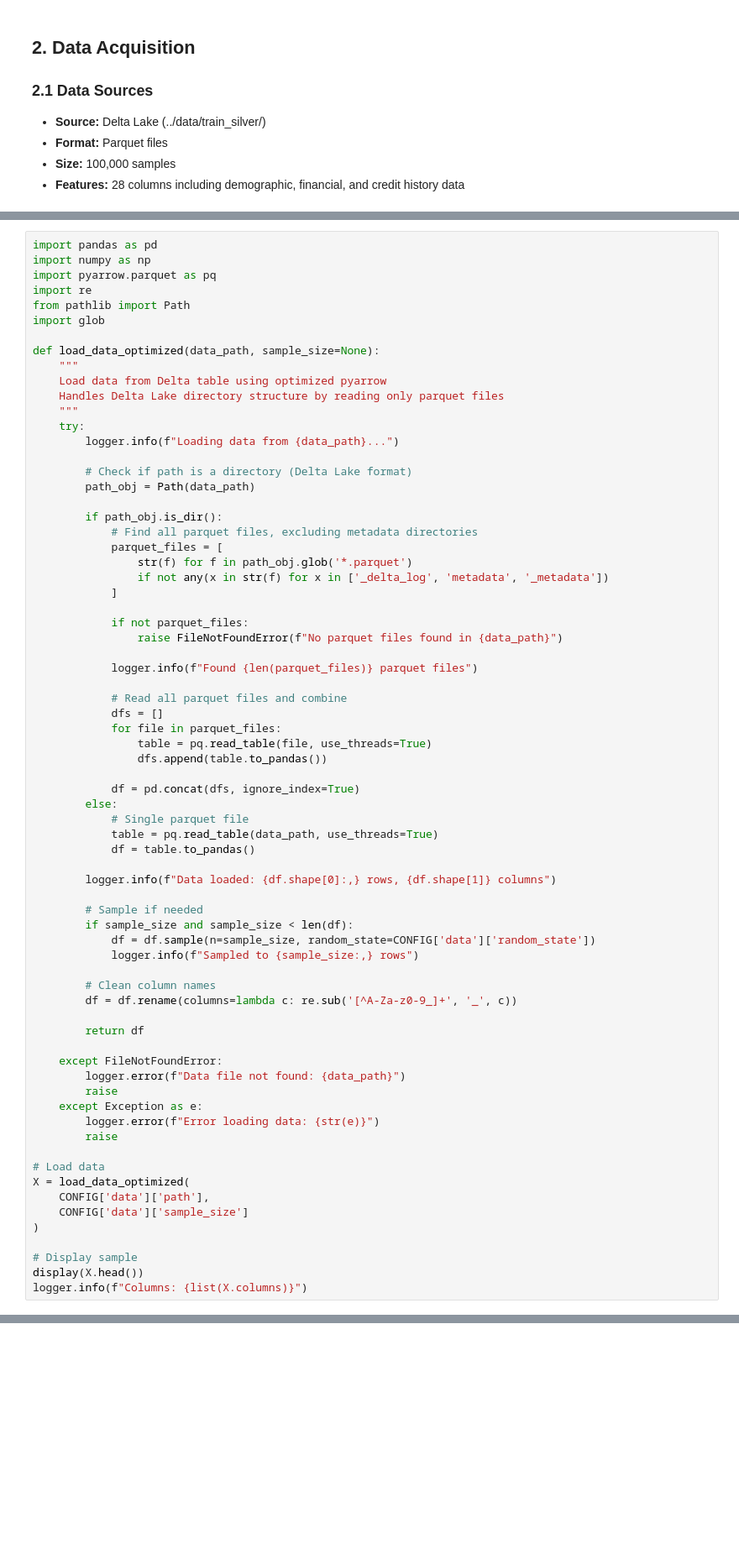
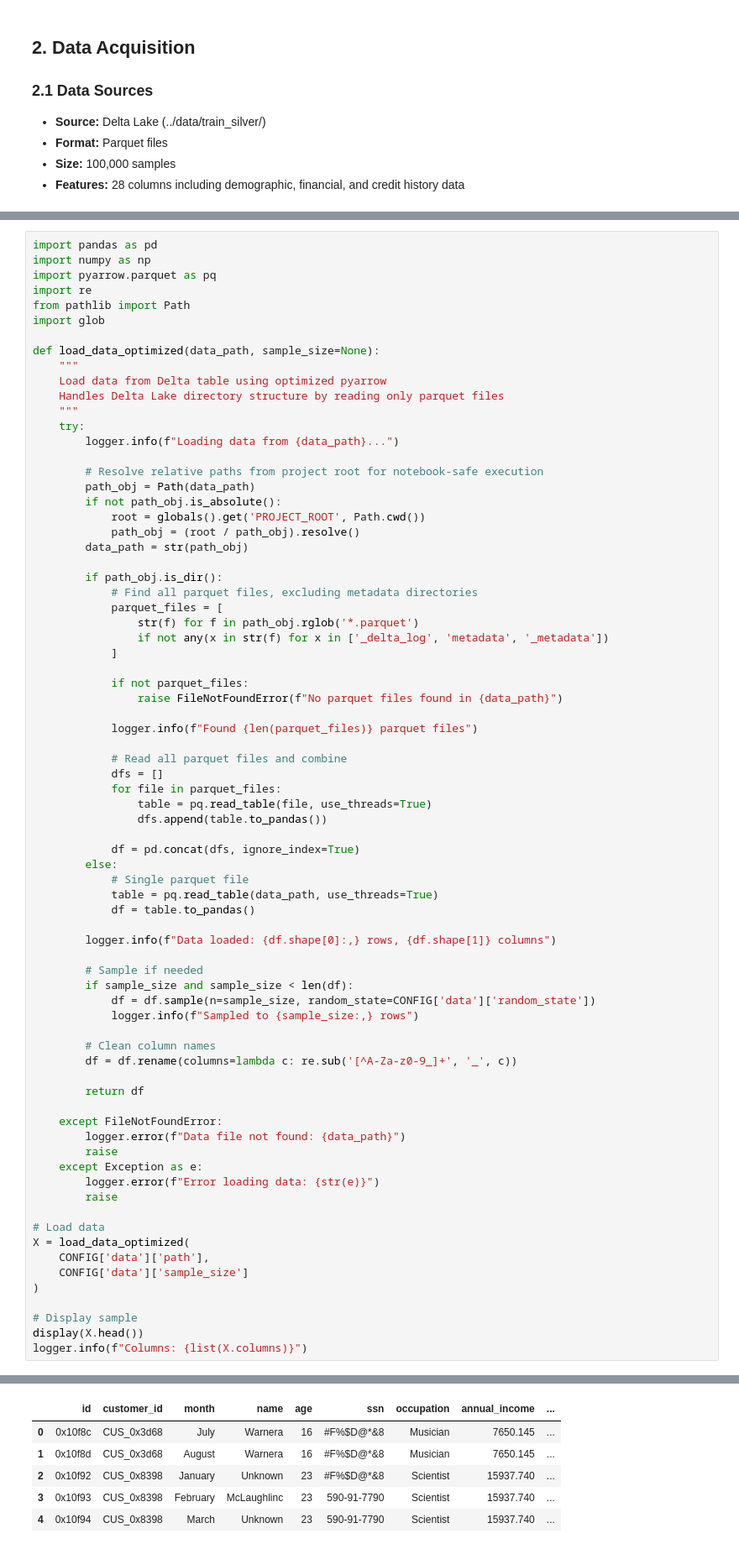
Before and after one commit to hansdarmawann/bankclass-2, a Jupyter notebook: notebooks/credit_score_automl_tdsp.ipynb, the cells around one changed output, grey strips where cells are left out. Shown at 84% size. Drawn from its saved outputs; the diff is of its cells as text; blank space fills up the shorter version.

```diff
--- a/notebooks/credit_score_automl_tdsp.ipynb
+++ b/notebooks/credit_score_automl_tdsp.ipynb
@@ -164,13 +202,17 @@ def load_data_optimized(data_path, sample_size=None):
     try:
         logger.info(f"Loading data from {data_path}...")
 
-        # Check if path is a directory (Delta Lake format)
+        # Resolve relative paths from project root for notebook-safe execution
         path_obj = Path(data_path)
+        if not path_obj.is_absolute():
+            root = globals().get('PROJECT_ROOT', Path.cwd())
+            path_obj = (root / path_obj).resolve()
+        data_path = str(path_obj)
 
         if path_obj.is_dir():
             # Find all parquet files, excluding metadata directories
             parquet_files = [
-                str(f) for f in path_obj.glob('*.parquet')
+                str(f) for f in path_obj.rglob('*.parquet')
                 if not any(x in str(f) for x in ['_delta_log', 'metadata', '_metadata'])
             ]
 
@@ -219,3 +261,4 @@ X = load_data_optimized(
 # Display sample
 display(X.head())
 logger.info(f"Columns: {list(X.columns)}")
+# %% [output]
@@ -221,0 +268,6 @@ logger.info(f"Columns: {list(X.columns)}")
+|  | id | customer_id | month | name | age | ssn | occupation | annual_income | ... |
+| 0 | 0x10f8c | CUS_0x3d68 | July | Warnera | 16 | #F%$D@*&8 | Musician | 7650.145 | ... |
+| 1 | 0x10f8d | CUS_0x3d68 | August | Warnera | 16 | #F%$D@*&8 | Musician | 7650.145 | ... |
+| 2 | 0x10f92 | CUS_0x8398 | January | Unknown | 23 | #F%$D@*&8 | Scientist | 15937.740 | ... |
+| 3 | 0x10f93 | CUS_0x8398 | February | McLaughlinc | 23 | 590-91-7790 | Scientist | 15937.740 | ... |
+| 4 | 0x10f94 | CUS_0x8398 | March | Unknown | 23 | 590-91-7790 | Scientist | 15937.740 | ... |
```
Also changed, not shown: parts of 17 cells of this notebook.
